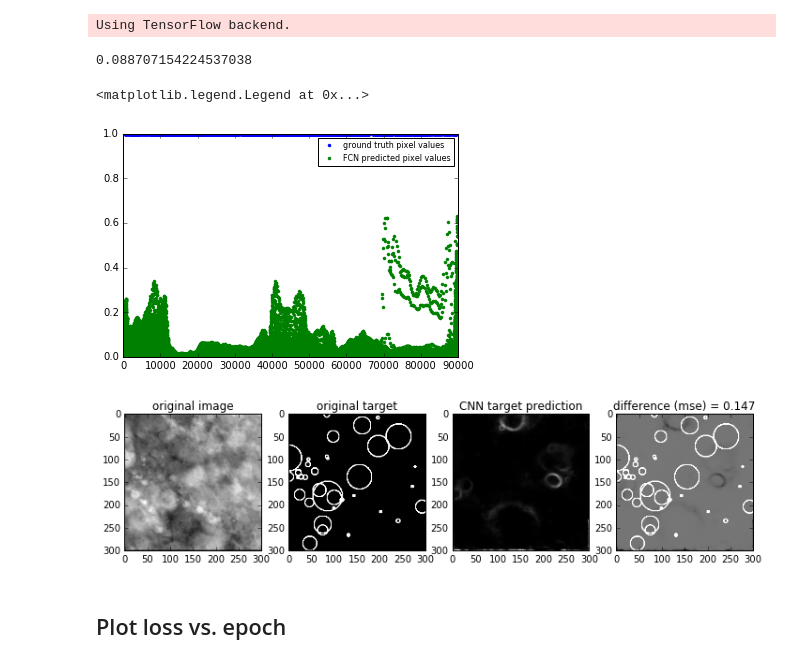
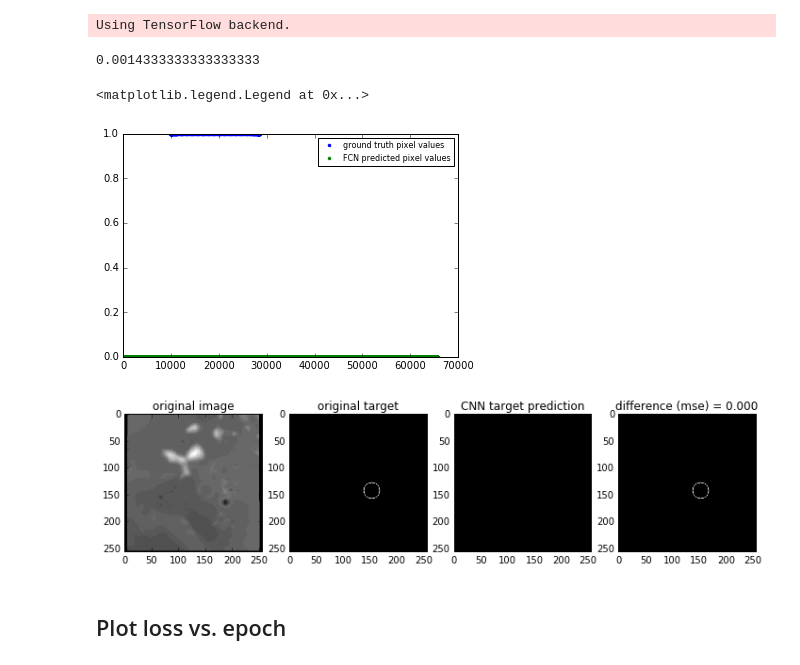
Before and after one commit to silburt/moon-craters, a Jupyter notebook: Mask_generator_analysis_ari.ipynb, the cells around one changed output. Cells and saved outputs as stored; diff of their text form; code cells hidden in the pictures.

```diff
--- a/Mask_generator_analysis_ari.ipynb
+++ b/Mask_generator_analysis_ari.ipynb
@@ -132,43 +135,45 @@ test_data=np.load('test_set/test_data_%s_sample.npy'%ext).astype('float32')
 test_target=np.load('test_set/test_target_%s_sample.npy'%ext).astype('float32')
 # %%
 #filename = 'models/FCNforkskip_%s_FL20.h5'%ext
-filename = 'models/FCNforkskip_sigmoidinv_FL10.h5'
+#filename = 'models/FCNforkskip_sigmoidinv_FL10.h5'
+filename = 'models/ds4_sigmoid_FL10.h5'
 model = load_model(filename)
 #model.summary()
 # %%
 #do this on external cluster if large file
-n,off=6,15
+n,off=6,10
 target = model.predict(test_data[off:(n+off)].astype('float32'))
 # %%
 err = np.sum((test_target[off:(n+off)] - target)**2) / (n*300*300)
 err
 # %% [output]
-0.088707154224537038
+0.0014333333333333333
 # %%
-i=5
-plt.plot(test_target[off+i].reshape(300*300,1), '.', label='ground truth pixel values')
-plt.plot(target[i].reshape(300*300,1), '.', label='FCN predicted pixel values')
+i=0
+dim = 256
+plt.plot(test_target[off+i].reshape(dim*dim,1), '.', label='ground truth pixel values')
+plt.plot(target[i].reshape(dim*dim,1), '.', label='FCN predicted pixel values')
 plt.legend(fontsize=8, numpoints=1)
 # %% [output]
 <matplotlib.legend.Legend at 0x...>
-[figure, old version]
+[figure, new version]
 # %%
-i=5
+i=4
 
 f, (ax1, ax2, ax3, ax4) = plt.subplots(1,4, figsize=[12, 8])
 ax1.imshow(test_data[off+i], origin='upper', cmap="Greys_r")
 ax2.imshow(test_target[off+i], origin='upper', cmap="Greys_r")
 ax3.imshow(target[i], origin='upper', cmap="Greys_r")
 ax4.imshow(test_target[off+i] - target[i], origin='upper', cmap="Greys_r")
 ax1.set_title('original image')
 ax2.set_title('original target')
 ax3.set_title('CNN target prediction')
 diff = np.sum((test_target[i] - target[i])**2)/(300*300)
 ax4.set_title('difference (mse) = %.3f'%diff)
 plt.savefig('output_dir/images/%s_%d.png'%(os.path.basename(filename).split('.h5')[0],i))
 #save_image(target[i], "Greys_r", 'output_dir/images/%s_%d_target.png'%(os.path.basename(filename).split('.h5')[0],i))
 # %% [output]
-[figure, old version]
+[figure, new version]
 # %% [markdown]
 ## Plot loss vs. epoch
 # %%
```
Also changed, not shown: parts of 3 cells of this notebook, 1 other file.
